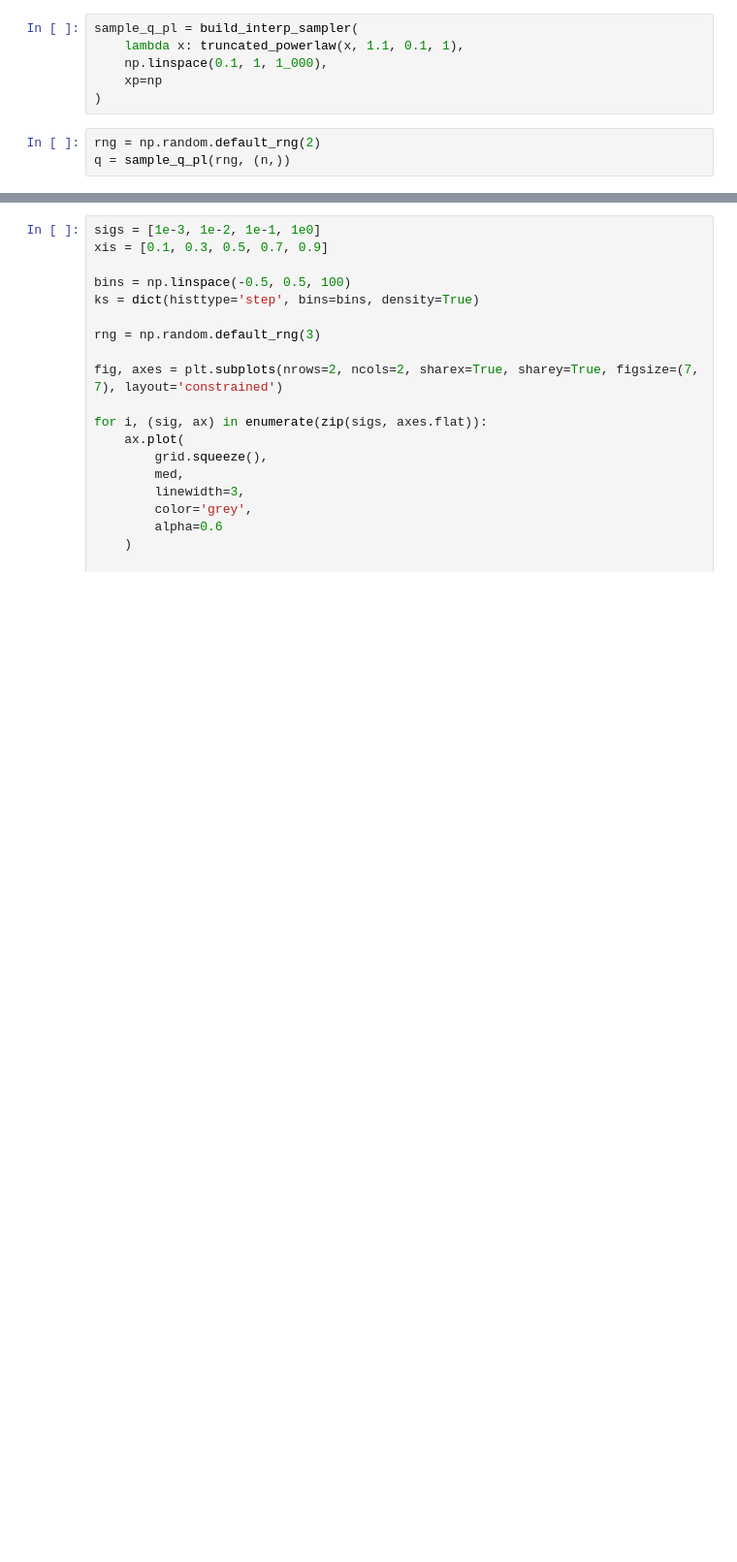
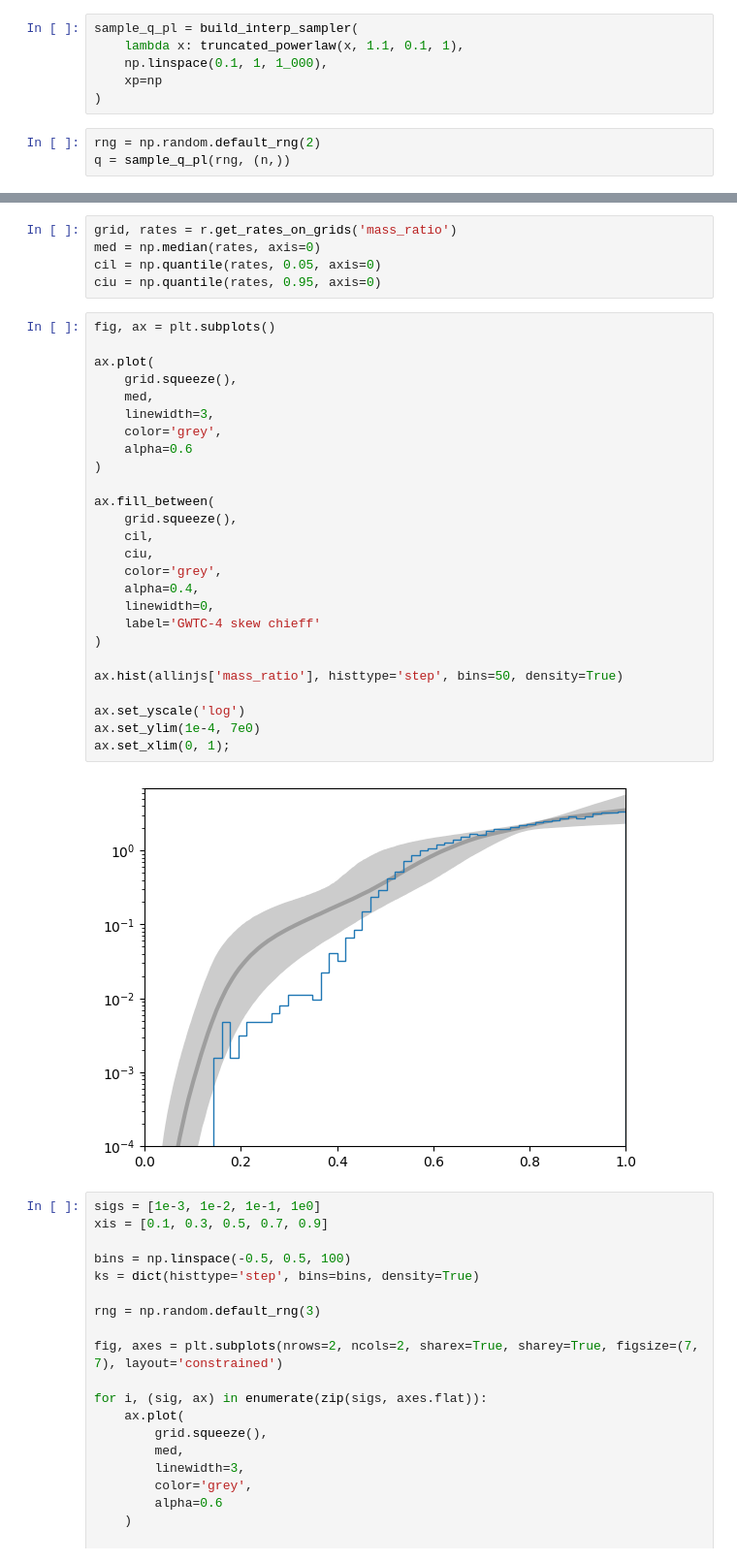
Before and after one commit to noahewolfe/tilts-and-kicks, a Jupyter notebook: code/explore/02-cos-tilt-mixtures.ipynb, the cells around one changed output, grey strips where cells are left out. Shown at 97% size. Saved outputs shown, nothing was run; the diff lists cells and outputs as text; blank space fills up the shorter version.

```diff
--- a/code/explore/02-cos-tilt-mixtures.ipynb
+++ b/code/explore/02-cos-tilt-mixtures.ipynb
@@ -121,3 +182,36 @@ q = sample_q_pl(rng, (n,))
+# %%
+grid, rates = r.get_rates_on_grids('mass_ratio')
+med = np.median(rates, axis=0)
+cil = np.quantile(rates, 0.05, axis=0)
+ciu = np.quantile(rates, 0.95, axis=0)
+# %%
+fig, ax = plt.subplots()
+
+ax.plot(
+    grid.squeeze(),
+    med,
+    linewidth=3,
+    color='grey',
+    alpha=0.6
+)
+
+ax.fill_between(
+    grid.squeeze(),
+    cil,
+    ciu,
+    color='grey',
+    alpha=0.4,
+    linewidth=0,
+    label='GWTC-4 skew chieff'
+)
+
+ax.hist(allinjs['mass_ratio'], histtype='step', bins=50, density=True)
+
+ax.set_yscale('log')
+ax.set_ylim(1e-4, 7e0)
+ax.set_xlim(0, 1);
+# %% [output]
+[figure, added]
 # %%
 sigs = [1e-3, 1e-2, 1e-1, 1e0]
 xis = [0.1, 0.3, 0.5, 0.7, 0.9]
```
Also changed, not shown: parts of 5 cells of this notebook, 1 other file.
